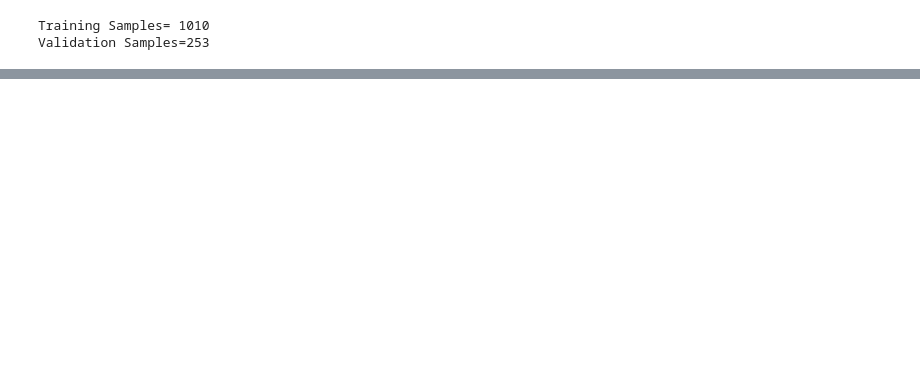
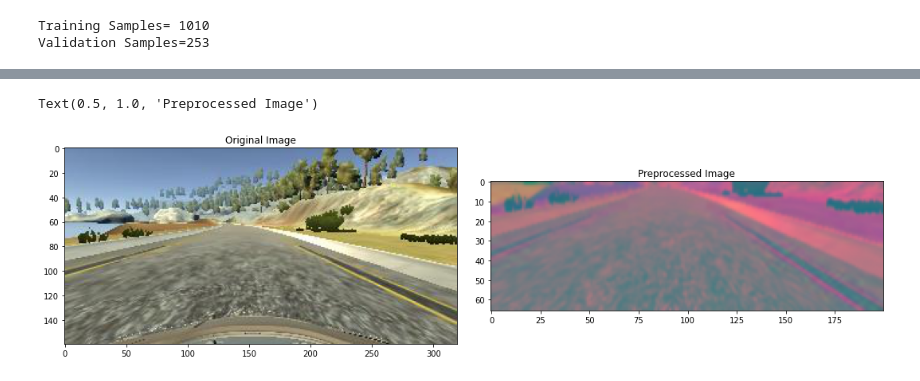
Before and after one commit to sharnoor404/Self-Driving-Car-Model, a Jupyter notebook: Behavioural_Cloning.ipynb, the cells around one changed output, grey strips where cells are left out. Saved outputs shown, nothing was run; the diff lists cells and outputs as text; code cells hidden in the pictures; blank space fills up the shorter version.

```diff
--- a/Behavioural_Cloning.ipynb
+++ b/Behavioural_Cloning.ipynb
@@ -148,0 +152,30 @@ Text(0.5, 1.0, 'Validation set')
+# %%
+#we can observe a uniform distribution among training and test sets
+
+def img_preprocess(img):
+  img=mpimg.imread(img)
+  #we crop the image from the the top since that is an additional scenic view, and the bottom since it shows the hood of the car, which has no relation with the prediction of steering angle
+  img=img[60:135,:,:]
+  #Y=luminousity and UV=chromiance of the image
+  img =cv2.cvtColor(img,cv2.COLOR_RGB2YUV)
+  #to smoothen our image we use gaussian blur here
+  img=cv2.GaussianBlur(img,(3,3),0)
+  #to make computation easier we resize our images, the size chosen is suitable for nvidia
+  img=cv2.resize(img,(200,66))
+  img=img/255
+  return img
+# %%
+#now let us pick and plot a random image from our dataset
+image=image_paths[100]
+
+original_image=mpimg.imread(image)
+preprocessed_image=img_preprocess(image)
+fig,axs=plt.subplots(1,2,figsize=(15,10))
+fig.tight_layout()
+axs[0].imshow(original_image)
+axs[0].set_title('Original Image')
+axs[1].imshow(preprocessed_image)
+axs[1].set_title('Preprocessed Image')
+# %% [output]
+Text(0.5, 1.0, 'Preprocessed Image')
+[figure, added]
```
Also changed, not shown: parts of 7 cells of this notebook.
